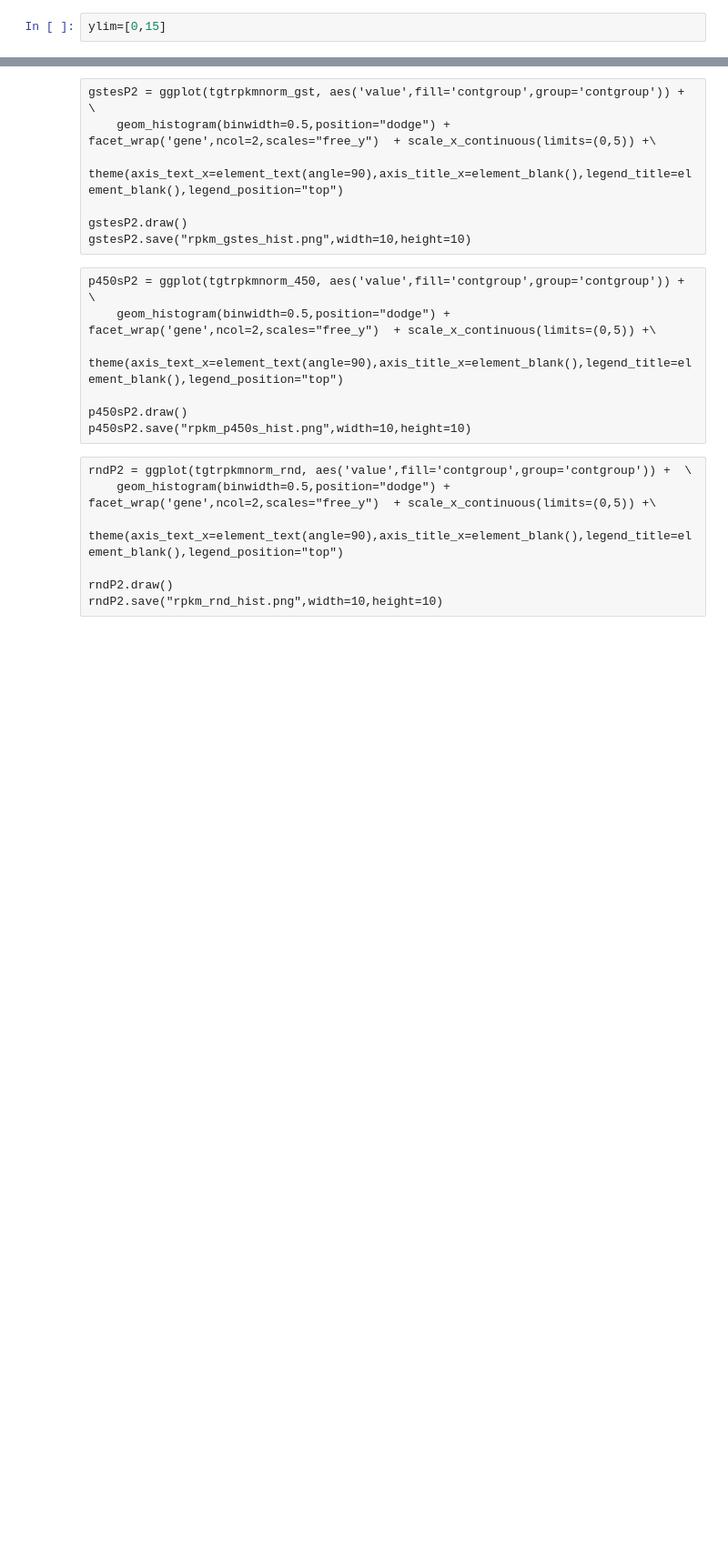
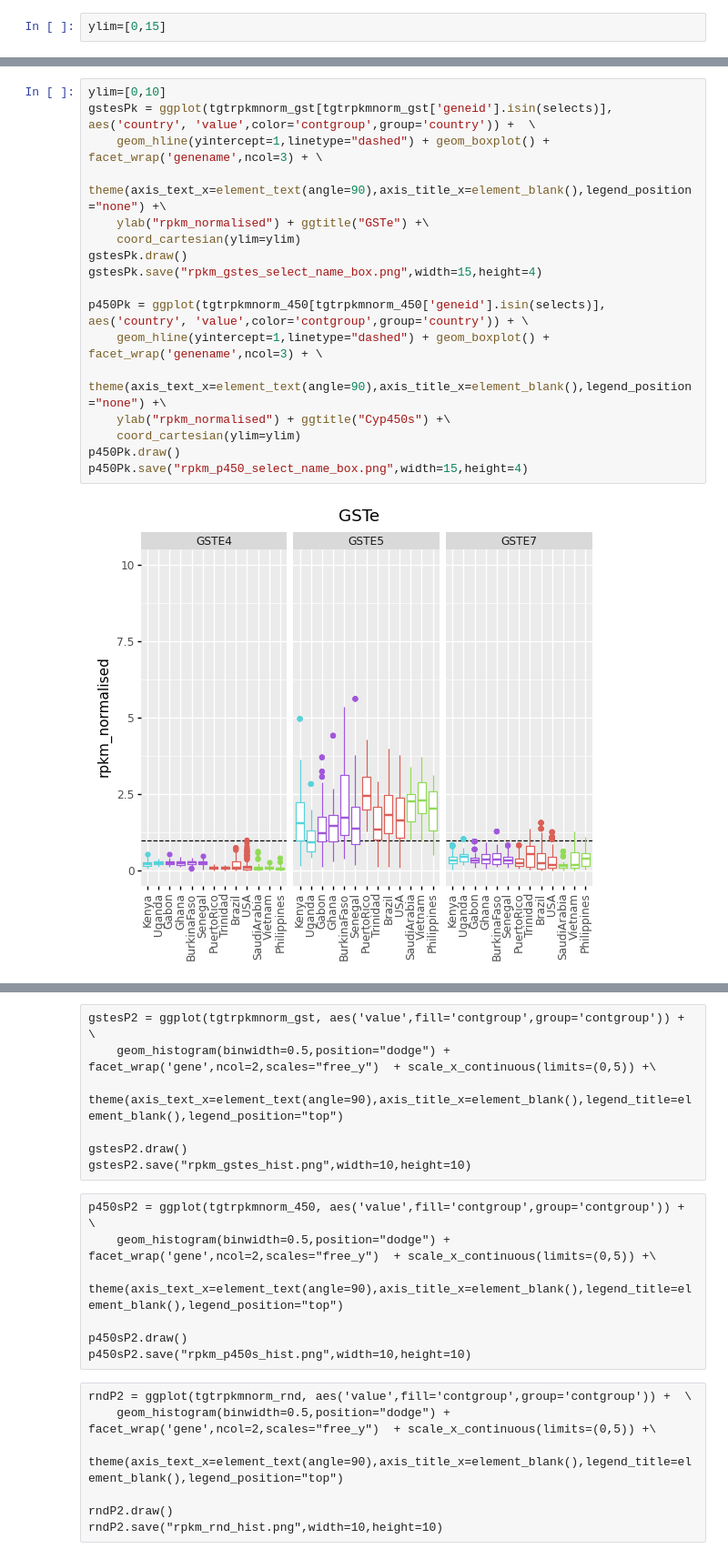
Before and after one commit to sethnr/Aaeg1200g_admixture_resistance, a Jupyter notebook: analyses/sredmond/221124_get_gene_depths/get_gene_RPKMs.ipynb, the cells around one changed output, grey strips where cells are left out. Shown: that part at 91% size. Drawn from its saved outputs; the diff is of its cells as text; blank space fills up the shorter version.

```diff
--- a/analyses/sredmond/221124_get_gene_depths/get_gene_RPKMs.ipynb
+++ b/analyses/sredmond/221124_get_gene_depths/get_gene_RPKMs.ipynb
@@ -188,0 +211,19 @@ rndPk.save("rpkm_rnd_select_box.png",width=15,height=4)
+# %%
+ylim=[0,10]
+gstesPk = ggplot(tgtrpkmnorm_gst[tgtrpkmnorm_gst['geneid'].isin(selects)], aes('country', 'value',color='contgroup',group='country')) +  \
+    geom_hline(yintercept=1,linetype="dashed") + geom_boxplot() + facet_wrap('genename',ncol=3) + \
+    theme(axis_text_x=element_text(angle=90),axis_title_x=element_blank(),legend_position="none") +\
+    ylab("rpkm_normalised") + ggtitle("GSTe") +\
+    coord_cartesian(ylim=ylim)
+gstesPk.draw()
+gstesPk.save("rpkm_gstes_select_name_box.png",width=15,height=4)
+
+p450Pk = ggplot(tgtrpkmnorm_450[tgtrpkmnorm_450['geneid'].isin(selects)], aes('country', 'value',color='contgroup',group='country')) + \
+    geom_hline(yintercept=1,linetype="dashed") + geom_boxplot() + facet_wrap('genename',ncol=3) + \
+    theme(axis_text_x=element_text(angle=90),axis_title_x=element_blank(),legend_position="none") +\
+    ylab("rpkm_normalised") + ggtitle("Cyp450s") +\
+    coord_cartesian(ylim=ylim)
+p450Pk.draw()
+p450Pk.save("rpkm_p450_select_name_box.png",width=15,height=4)
+# %% [output]
+[figure, added]
```
Also changed, not shown: parts of 9 cells of this notebook, 21 other files.
